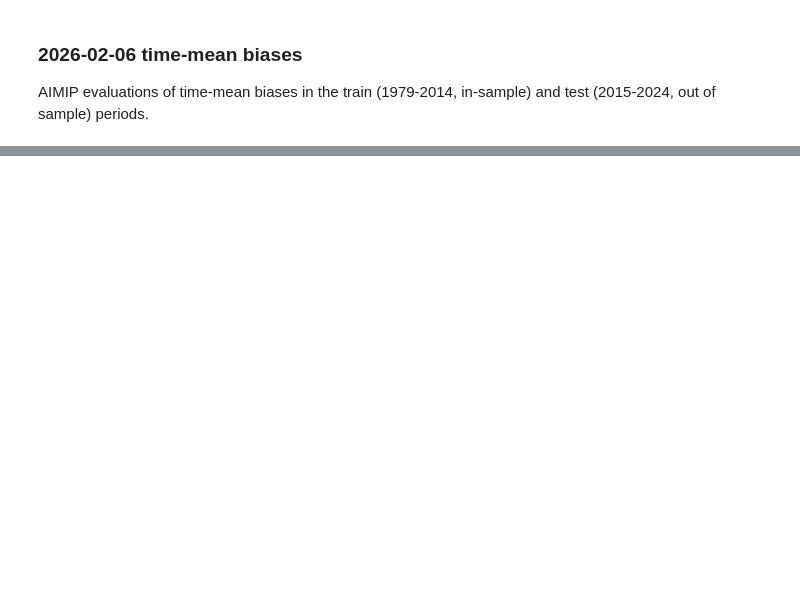
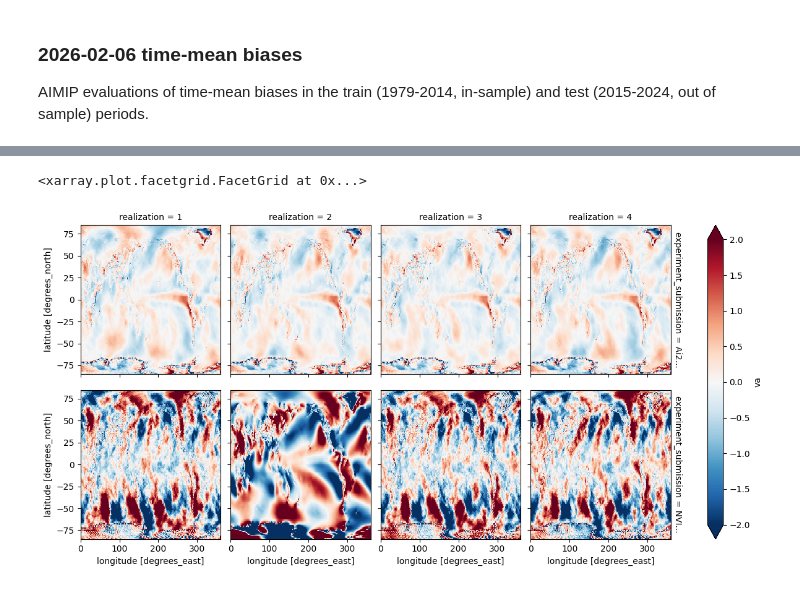
Before and after one commit to ai2cm/AIMIP, a Jupyter notebook: evaluations/2026-02-06-time-mean-biases.ipynb, the cells around one changed output, grey strips where cells are left out. Drawn from its saved outputs; the diff is of its cells as text; code cells hidden in the pictures; blank space fills up the shorter version.

```diff
--- a/evaluations/2026-02-06-time-mean-biases.ipynb
+++ b/evaluations/2026-02-06-time-mean-biases.ipynb
@@ -465,5 +501,8 @@ training_biases.ta.isel(plev=-2).plot(row='experiment_submission', col='realizat
 # %%
-test_biases.ta.isel(plev=-2).plot(row='experiment_submission', col='realization', cmap='RdBu_r')
+test_biases.va.isel(plev=-2).plot(row='experiment_submission', col='realization', cmap='RdBu_r', vmin=-2, vmax=2)
+# %% [output]
+<xarray.plot.facetgrid.FacetGrid at 0x...>
+[figure, added]
 # %%
 weights = np.cos(np.deg2rad(training_biases.lat))
 training_rmsb = np.sqrt((training_biases ** 2).weighted(weights).mean(dim=['lat', 'lon']))
```
Also changed, not shown: parts of 15 cells of this notebook.
